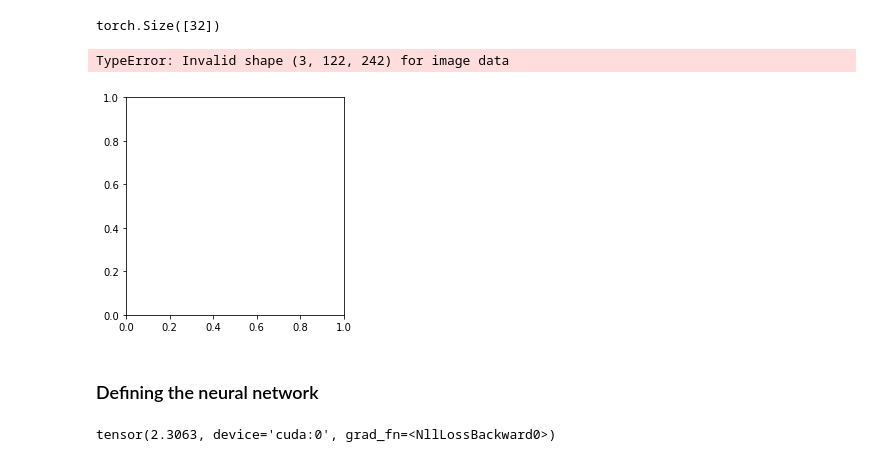
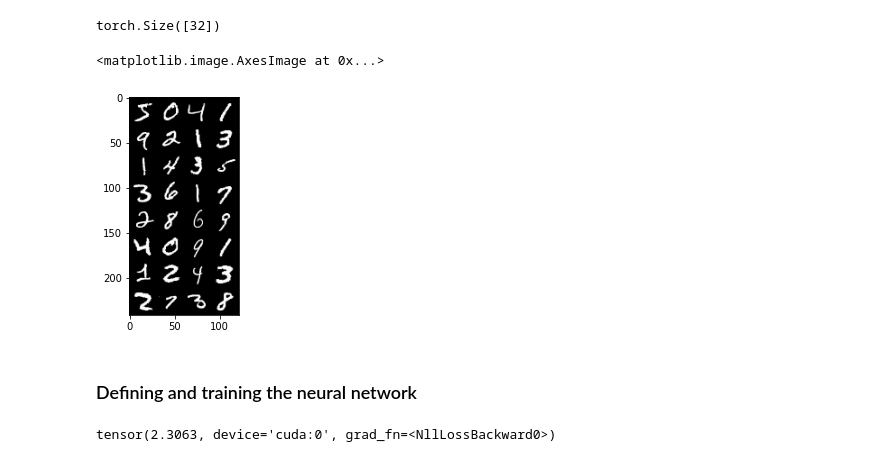
Before and after one commit to TreeinRandomForest/c2vtutorials, a Jupyter notebook: tutorial2/Learning vector representations.ipynb, the cells around one changed output. Drawn from its saved outputs; the diff is of its cells as text; code cells hidden in the pictures.

Commit message:
adding grid

```diff
--- a/tutorial2/Learning vector representations.ipynb
+++ b/tutorial2/Learning vector representations.ipynb
@@ -100,12 +100,14 @@ y.shape #32 labels
 # %% [output]
 torch.Size([32])
 # %%
-plt.imshow(torchvision.utils.make_grid(X))
+#sample images
+#X -> make_grid -> imshow
+plt.imshow(torchvision.utils.make_grid(X.cpu().float(), nrow=4, normalize=True).permute(1,2,0))
 # %% [output]
-TypeError: Invalid shape (3, 122, 242) for image data
+<matplotlib.image.AxesImage at 0x...>
-[figure, old version]
+[figure, new version]
 # %% [markdown]
-### Defining the neural network
+### Defining and training the neural network
 # %%
 #simple feedforward neural net (multilayer perceptron)
 net = nn.Sequential(nn.Flatten(start_dim=1, end_dim=3),
```
Also changed, not shown: parts of 6 cells of this notebook.
